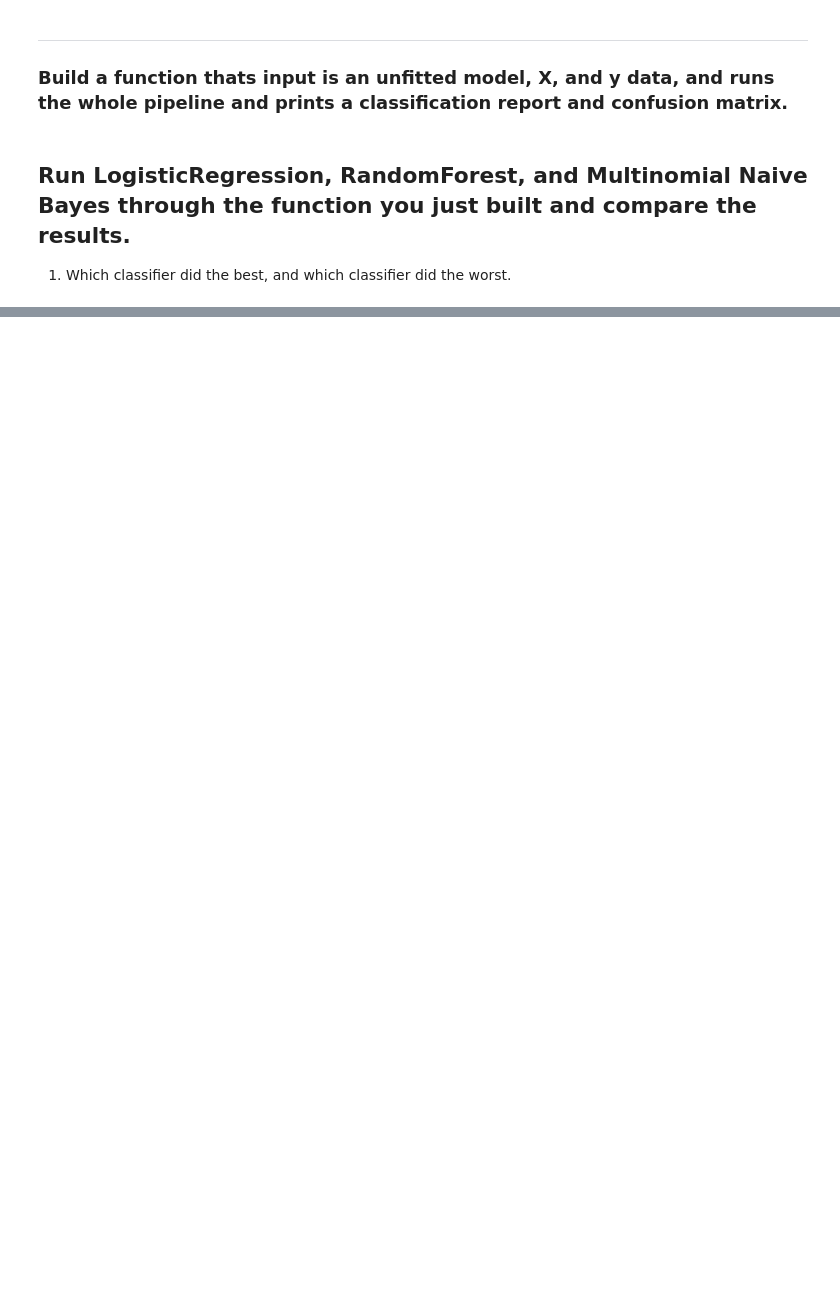
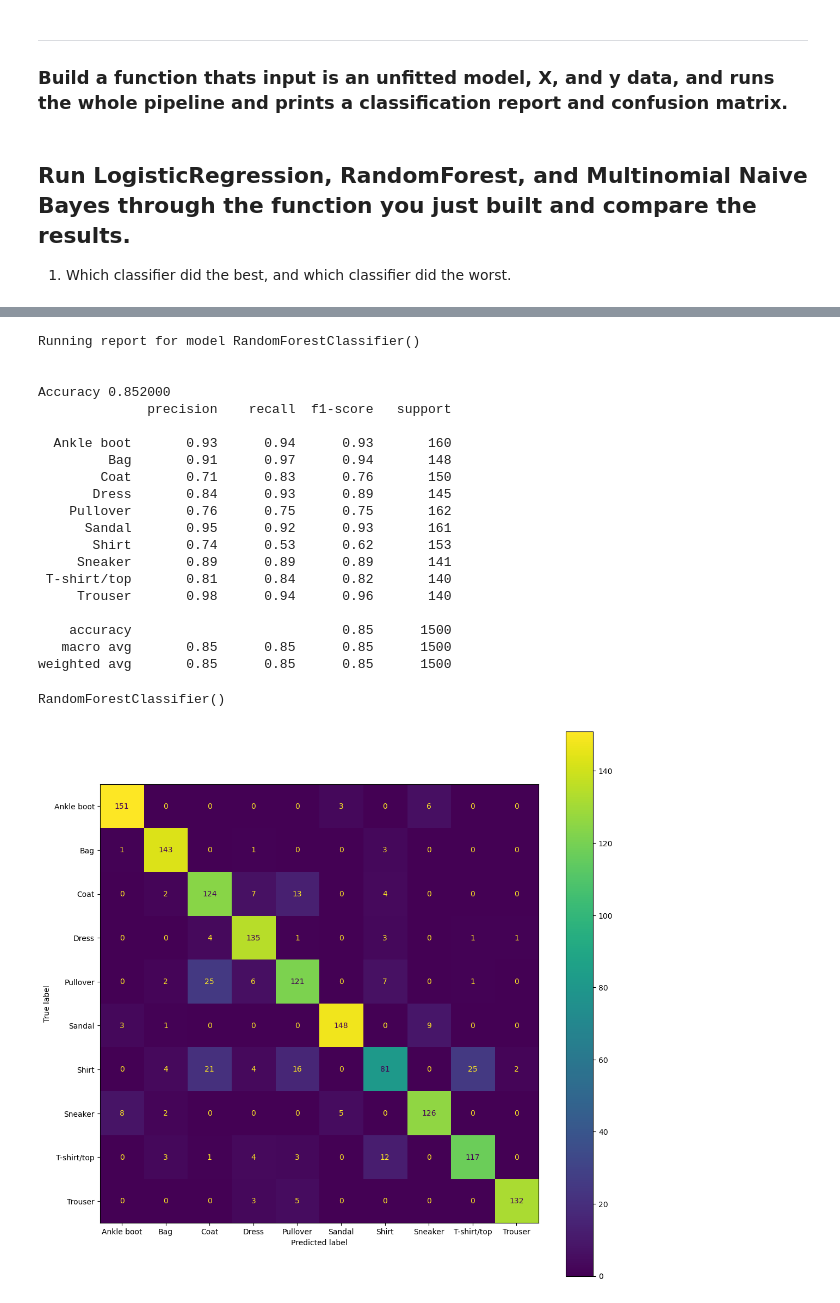
Before and after one commit to CenzOh/Python_Data_Science, a Jupyter notebook: Week-07-Image-Classification/Image-Classification-Exercise.ipynb, the cells around one changed output, grey strips where cells are left out. Drawn from its saved outputs; the diff is of its cells as text; code cells hidden in the pictures; blank space fills up the shorter version.

```diff
--- a/Week-07-Image-Classification/Image-Classification-Exercise.ipynb
+++ b/Week-07-Image-Classification/Image-Classification-Exercise.ipynb
@@ -155,0 +337,27 @@ def build_and_eval_model(model, X, y, random_state=23):
+# %%
+# RandomForest
+rf = RandomForestClassifier()
+build_and_eval_model(rf, X, y) #85% accuracy
+# %% [output]
+Running report for model RandomForestClassifier()
+
+
+Accuracy 0.852000
+              precision    recall  f1-score   support
+
+  Ankle boot       0.93      0.94      0.93       160
+         Bag       0.91      0.97      0.94       148
+        Coat       0.71      0.83      0.76       150
+       Dress       0.84      0.93      0.89       145
+    Pullover       0.76      0.75      0.75       162
+      Sandal       0.95      0.92      0.93       161
+       Shirt       0.74      0.53      0.62       153
+     Sneaker       0.89      0.89      0.89       141
+ T-shirt/top       0.81      0.84      0.82       140
+     Trouser       0.98      0.94      0.96       140
+
+    accuracy                           0.85      1500
+   macro avg       0.85      0.85      0.85      1500
+weighted avg       0.85      0.85      0.85      1500
+RandomForestClassifier()
+[figure, added]
```
Also changed, not shown: parts of 28 cells of this notebook, 1 other file.
